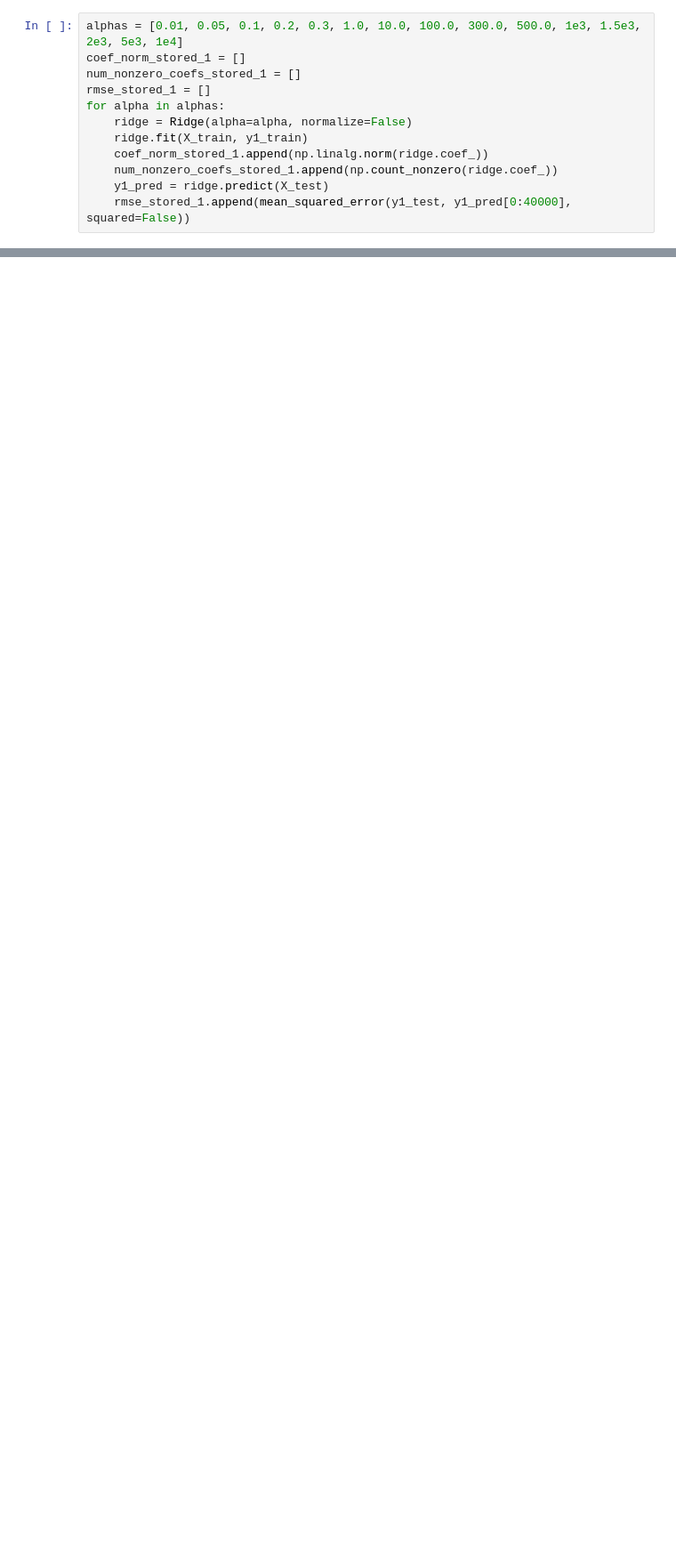
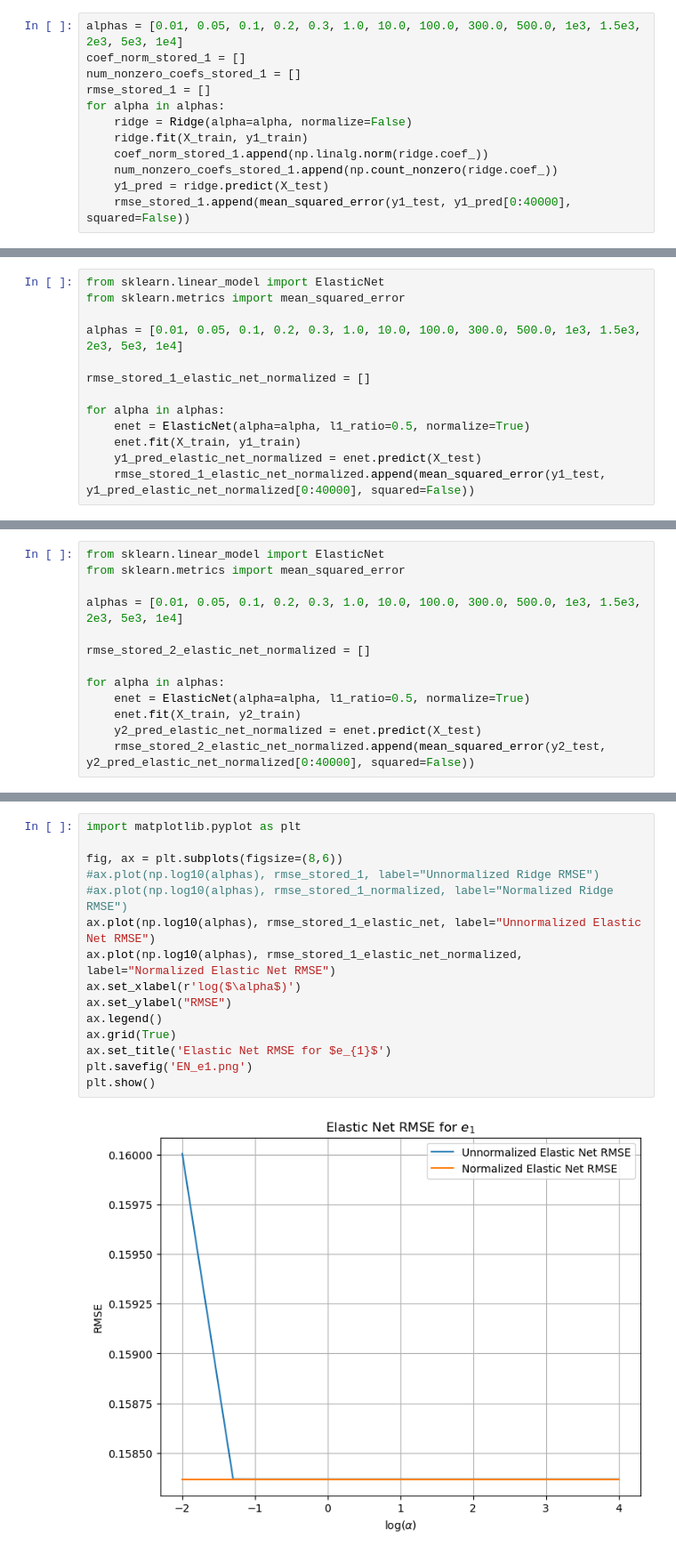
Before and after one commit to CUBoulderMachineLearningProject/GuardiansOfTheGalaxy, a Jupyter notebook: MayAn/Ellipticity_Ridge_linear_regression.ipynb, the cells around one changed output, grey strips where cells are left out. Shown at 89% size. Drawn from its saved outputs; the diff is of its cells as text; blank space fills up the shorter version.

```diff
--- a/MayAn/Ellipticity_Ridge_linear_regression.ipynb
+++ b/MayAn/Ellipticity_Ridge_linear_regression.ipynb
@@ -110,0 +503,13 @@ rmse_stored_1
+# %%
+from sklearn.linear_model import ElasticNet
+from sklearn.metrics import mean_squared_error
+
+alphas = [0.01, 0.05, 0.1, 0.2, 0.3, 1.0, 10.0, 100.0, 300.0, 500.0, 1e3, 1.5e3, 2e3, 5e3, 1e4]
+
+rmse_stored_1_elastic_net_normalized = []
+
+for alpha in alphas:
+    enet = ElasticNet(alpha=alpha, l1_ratio=0.5, normalize=True)
+    enet.fit(X_train, y1_train)
+    y1_pred_elastic_net_normalized = enet.predict(X_test)
+    rmse_stored_1_elastic_net_normalized.append(mean_squared_error(y1_test, y1_pred_elastic_net_normalized[0:40000], squared=False))
@@ -110,0 +591,13 @@ rmse_stored_1
+# %%
+from sklearn.linear_model import ElasticNet
+from sklearn.metrics import mean_squared_error
+
+alphas = [0.01, 0.05, 0.1, 0.2, 0.3, 1.0, 10.0, 100.0, 300.0, 500.0, 1e3, 1.5e3, 2e3, 5e3, 1e4]
+
+rmse_stored_2_elastic_net_normalized = []
+
+for alpha in alphas:
+    enet = ElasticNet(alpha=alpha, l1_ratio=0.5, normalize=True)
+    enet.fit(X_train, y2_train)
+    y2_pred_elastic_net_normalized = enet.predict(X_test)
+    rmse_stored_2_elastic_net_normalized.append(mean_squared_error(y2_test, y2_pred_elastic_net_normalized[0:40000], squared=False))
@@ -110,0 +644,17 @@ rmse_stored_1
+# %%
+import matplotlib.pyplot as plt
+
+fig, ax = plt.subplots(figsize=(8,6))
+#ax.plot(np.log10(alphas), rmse_stored_1, label="Unnormalized Ridge RMSE")
+#ax.plot(np.log10(alphas), rmse_stored_1_normalized, label="Normalized Ridge RMSE")
+ax.plot(np.log10(alphas), rmse_stored_1_elastic_net, label="Unnormalized Elastic Net RMSE")
+ax.plot(np.log10(alphas), rmse_stored_1_elastic_net_normalized, label="Normalized Elastic Net RMSE")
+ax.set_xlabel(r'log($\alpha$)')
+ax.set_ylabel("RMSE")
+ax.legend()
+ax.grid(True)
+ax.set_title('Elastic Net RMSE for $e_{1}$')
+plt.savefig('EN_e1.png')
+plt.show()
+# %% [output]
+[figure, added]
```
Also changed, not shown: parts of 46 cells of this notebook.
